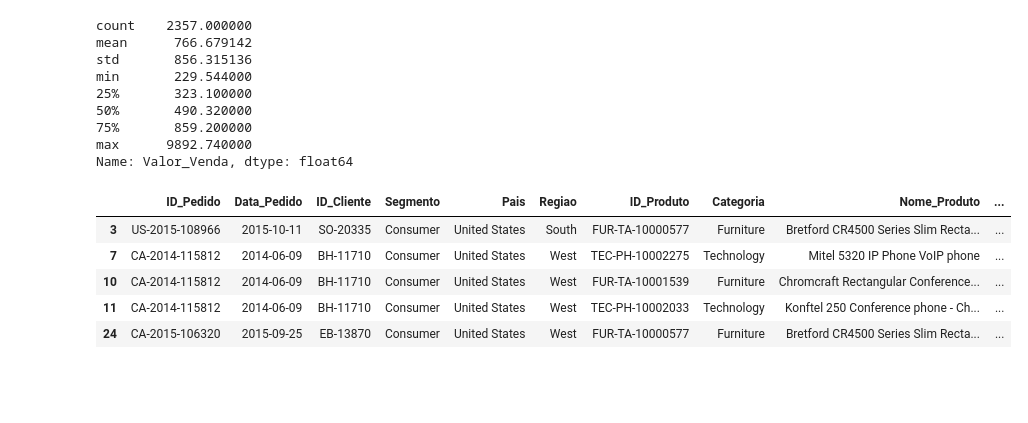
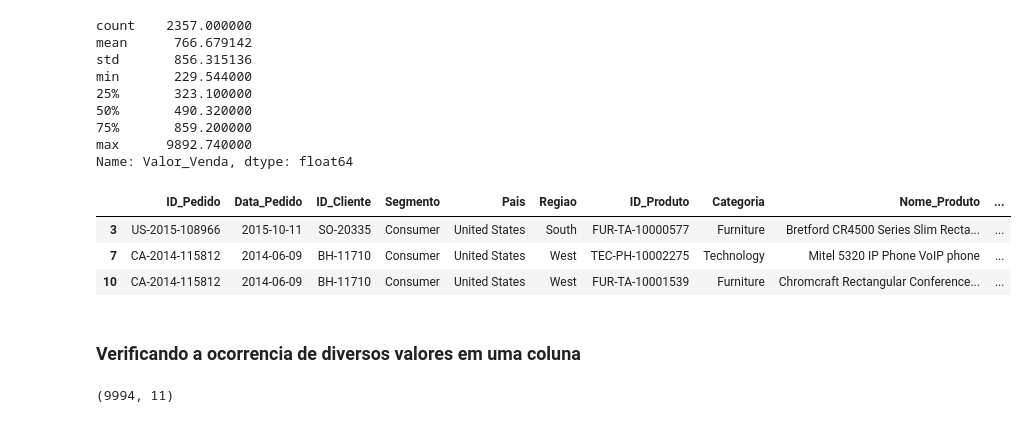
Before and after one commit to dfadomingos/curso_python_dsa, a Jupyter notebook: cap10/manipulando_dados.ipynb, the cells around one changed output. Cells and saved outputs as stored; diff of their text form; code cells hidden in the pictures; blank space fills up the shorter version.

```diff
--- a/cap10/manipulando_dados.ipynb
+++ b/cap10/manipulando_dados.ipynb
@@ -242,11 +242,15 @@ Name: Valor_Venda, dtype: float64
 #gerando um novo dataframe apenas com valores acima da media
 df3 = df2.query('Valor_Venda > 766')
 # %%
-df3.head()
+df3.head(3)
 # %% [output]
 |  | ID_Pedido | Data_Pedido | ID_Cliente | Segmento | Pais | Regiao | ID_Produto | Categoria | Nome_Produto | ... |
 | 3 | US-2015-108966 | 2015-10-11 | SO-20335 | Consumer | United States | South | FUR-TA-10000577 | Furniture | Bretford CR4500 Series Slim Recta... | ... |
 | 7 | CA-2014-115812 | 2014-06-09 | BH-11710 | Consumer | United States | West | TEC-PH-10002275 | Technology | Mitel 5320 IP Phone VoIP phone | ... |
 | 10 | CA-2014-115812 | 2014-06-09 | BH-11710 | Consumer | United States | West | FUR-TA-10001539 | Furniture | Chromcraft Rectangular Conference... | ... |
-| 11 | CA-2014-115812 | 2014-06-09 | BH-11710 | Consumer | United States | West | TEC-PH-10002033 | Technology | Konftel 250 Conference phone - Ch... | ... |
-| 24 | CA-2015-106320 | 2015-09-25 | EB-13870 | Consumer | United States | West | FUR-TA-10000577 | Furniture | Bretford CR4500 Series Slim Recta... | ... |
+# %% [markdown]
+### Verificando a ocorrencia de diversos valores em uma coluna
+# %%
+dsa_df.shape
+# %% [output]
+(9994, 11)
```
Also changed, not shown: parts of 32 cells of this notebook.
